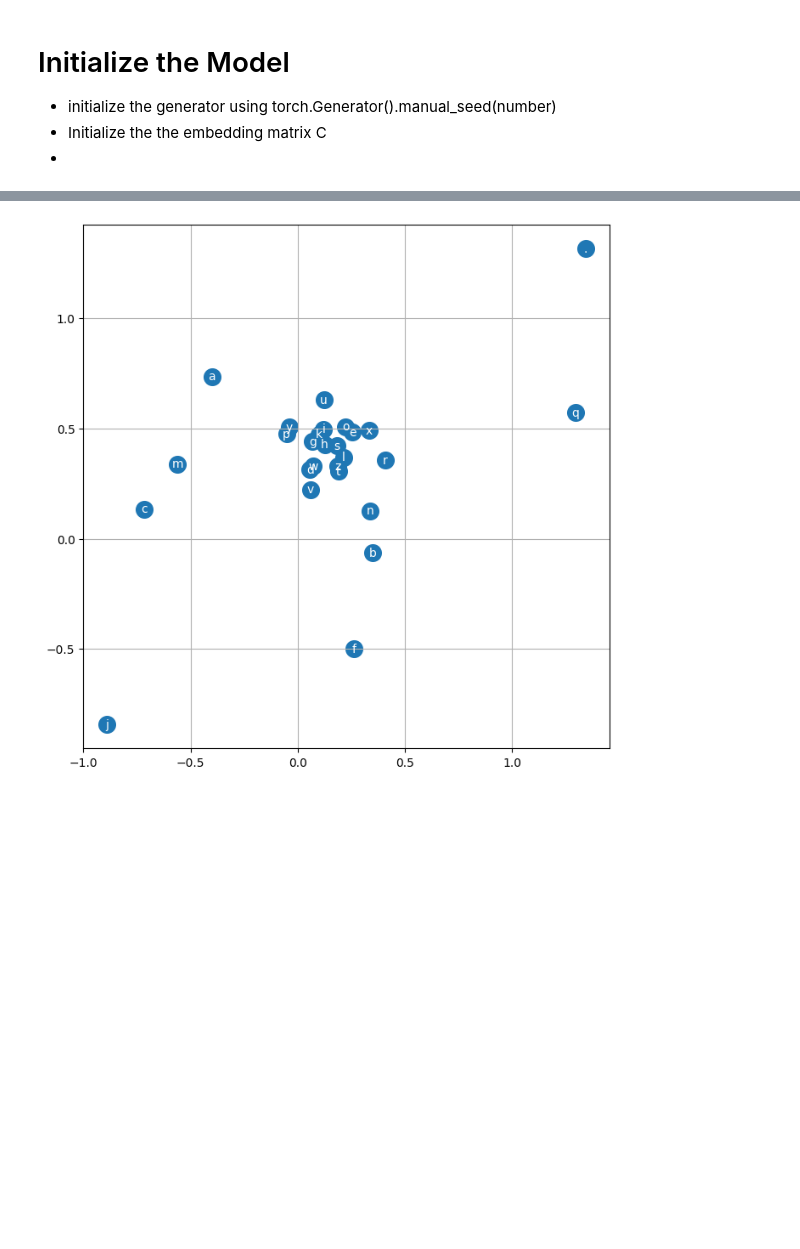
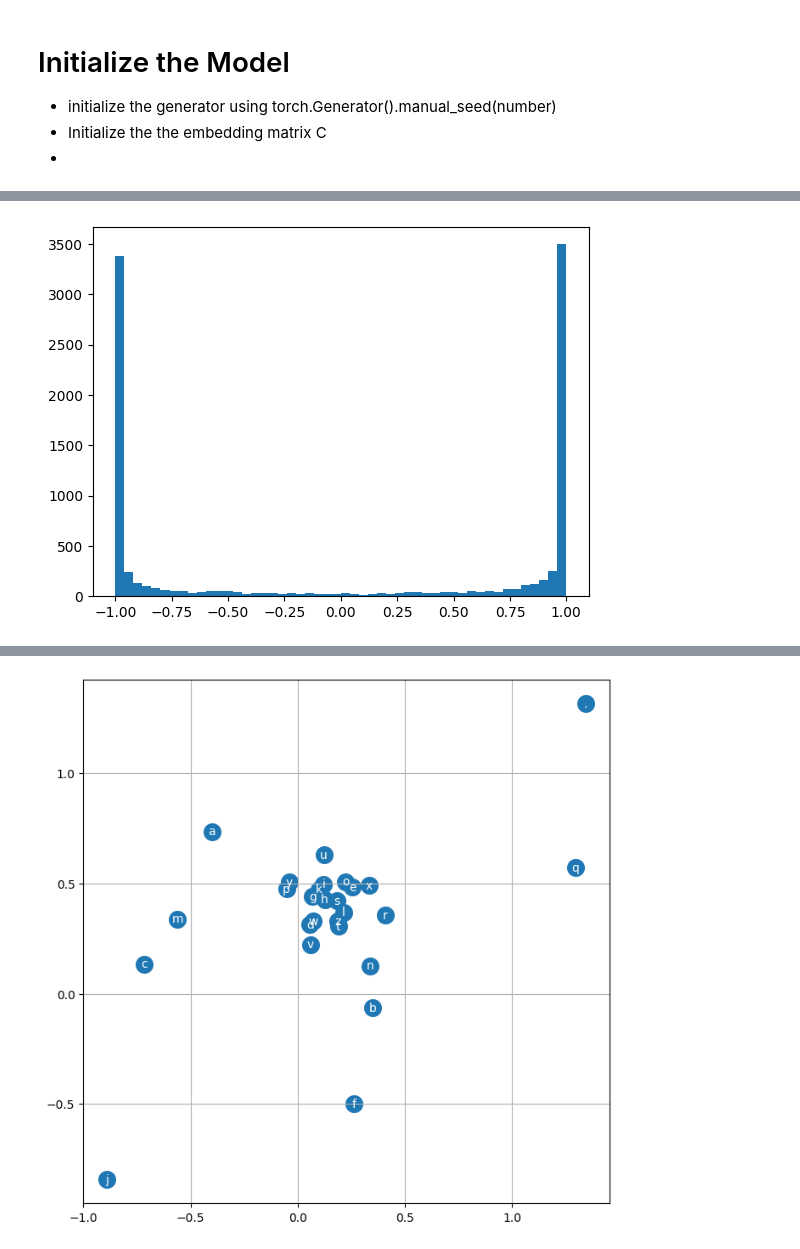
Before and after one commit to shah0nawaz/Neural-Networks-From-Scratch, a Jupyter notebook: MLP_activations_gradients.ipynb, the cells around one changed output, grey strips where cells are left out. Cells and saved outputs as stored; diff of their text form; code cells hidden in the pictures; blank space fills up the shorter version.

```diff
--- a/MLP_activations_gradients.ipynb
+++ b/MLP_activations_gradients.ipynb
@@ -149,0 +160,6 @@ print(loss.item())
+# %%
+# logits[0]
+
+plt.hist(h.view(-1).tolist(),50);
+# %% [output]
+[figure, added]
```
Also changed, not shown: parts of 13 cells of this notebook.
